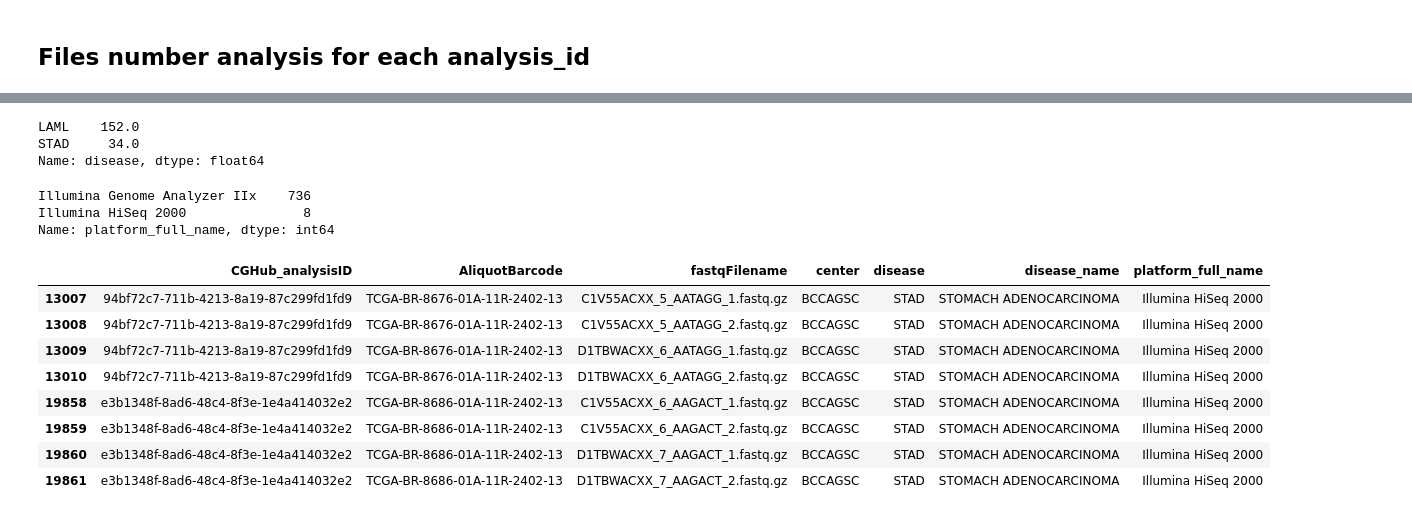
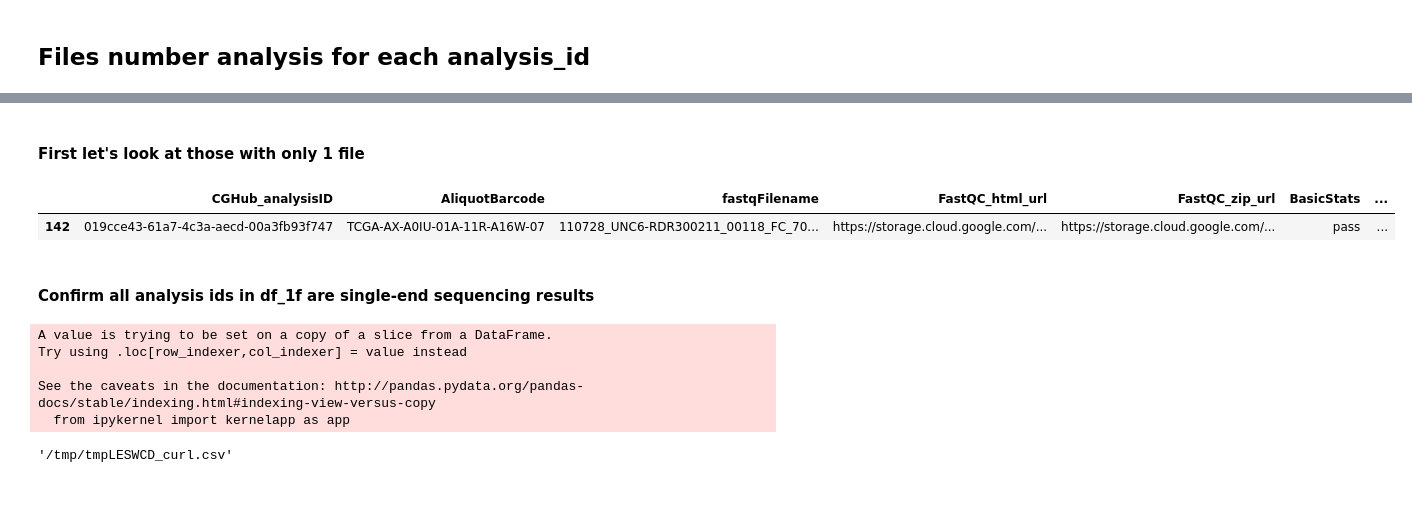
Before and after one commit to bcgsc/tasrkleat-TCGA-analysis-scripts, a Jupyter notebook: notebooks/TCGA-RNA-Seq-FASTA-read-length-analysis.ipynb, the cells around one changed output, grey strips where cells are left out. Cells and saved outputs as stored; diff of their text form; code cells hidden in the pictures.

```diff
--- a/notebooks/TCGA-RNA-Seq-FASTA-read-length-analysis.ipynb
+++ b/notebooks/TCGA-RNA-Seq-FASTA-read-length-analysis.ipynb
@@ -31,3 +55,5 @@ ndf = df.merge(df0, left_on='CGHub_analysisID', right_on='analysis_id')
+# %%
+ndf = ndf.merge(df2, left_on=['CGHub_analysisID', 'AliquotBarcode'], right_on=['CGHubAnalysisID', 'AliquotBarcode'])
 # %%
 ndf.shape
 # %% [output]
@@ -55,3 +81,8 @@ array(['CGHub_analysisID', 'AliquotBarcode', 'fastqFilename',
+# %%
+# Drop columns that are not interested at the moment
+cols = ndf.columns.values
+cols_to_drop = [_ for _ in cols if re.search('^Per|^PBSQ|^PSQC|^PBSC|^PSGCC|^PBNC|^SLD_|^Dedup_|^OverRepSeq|^Kmer_', _)]
+ndf.drop(cols_to_drop, axis=1, inplace=True)
 # %% [markdown]
 ## Centers that produce RNA-Seq data
 # %%
@@ -114,3 +209,5 @@ ndf[ndf.CGHub_analysisID == '261c8bb3-0c4e-4cfd-bcaa-c0d156cf2990']
 | 3462 | 261c8bb3-0c4e-4cfd-bcaa-c0d156cf2990 | TCGA-AB-2909-03A-01T-0744-13 | 61YETAAXX_1_ATCACG_2.fastq.gz | https://storage.cloud.google.com/... | https://storage.cloud.google.com/... | pass | ... |
 | 3463 | 261c8bb3-0c4e-4cfd-bcaa-c0d156cf2990 | TCGA-AB-2909-03A-01T-0744-13 | 622DDAAXX_1_1.fastq.gz | https://storage.cloud.google.com/... | https://storage.cloud.google.com/... | pass | ... |
 | 3464 | 261c8bb3-0c4e-4cfd-bcaa-c0d156cf2990 | TCGA-AB-2909-03A-01T-0744-13 | 622DDAAXX_1_2.fastq.gz | https://storage.cloud.google.com/... | https://storage.cloud.google.com/... | pass | ... |
+# %%
+ndf.drop(range(3461, 3461 + 4), inplace=True)
@@ -183,24 +234,21 @@ See only two disease are involved, 152 analysis IDs for LAML and 34 ones for STA
-# %%
-n4_ndf.disease.value_counts() / 4
-# %% [output]
-LAML    152.0
-STAD     34.0
-Name: disease, dtype: float64
-# %%
-n4_ndf.platform_full_name.value_counts()
-# %% [output]
-Illumina Genome Analyzer IIx    736
-Illumina HiSeq 2000               8
-Name: platform_full_name, dtype: int64
-# %%
-n4_ndf[n4_ndf.platform_full_name == 'Illumina HiSeq 2000'][cols]
-# %% [output]
-|  | CGHub_analysisID | AliquotBarcode | fastqFilename | center | disease | disease_name | platform_full_name |
-| 13007 | 94bf72c7-711b-4213-8a19-87c299fd1fd9 | TCGA-BR-8676-01A-11R-2402-13 | C1V55ACXX_5_AATAGG_1.fastq.gz | BCCAGSC | STAD | STOMACH ADENOCARCINOMA | Illumina HiSeq 2000 |
-| 13008 | 94bf72c7-711b-4213-8a19-87c299fd1fd9 | TCGA-BR-8676-01A-11R-2402-13 | C1V55ACXX_5_AATAGG_2.fastq.gz | BCCAGSC | STAD | STOMACH ADENOCARCINOMA | Illumina HiSeq 2000 |
-| 13009 | 94bf72c7-711b-4213-8a19-87c299fd1fd9 | TCGA-BR-8676-01A-11R-2402-13 | D1TBWACXX_6_AATAGG_1.fastq.gz | BCCAGSC | STAD | STOMACH ADENOCARCINOMA | Illumina HiSeq 2000 |
-| 13010 | 94bf72c7-711b-4213-8a19-87c299fd1fd9 | TCGA-BR-8676-01A-11R-2402-13 | D1TBWACXX_6_AATAGG_2.fastq.gz | BCCAGSC | STAD | STOMACH ADENOCARCINOMA | Illumina HiSeq 2000 |
-| 19858 | e3b1348f-8ad6-48c4-8f3e-1e4a414032e2 | TCGA-BR-8686-01A-11R-2402-13 | C1V55ACXX_6_AAGACT_1.fastq.gz | BCCAGSC | STAD | STOMACH ADENOCARCINOMA | Illumina HiSeq 2000 |
-| 19859 | e3b1348f-8ad6-48c4-8f3e-1e4a414032e2 | TCGA-BR-8686-01A-11R-2402-13 | C1V55ACXX_6_AAGACT_2.fastq.gz | BCCAGSC | STAD | STOMACH ADENOCARCINOMA | Illumina HiSeq 2000 |
-| 19860 | e3b1348f-8ad6-48c4-8f3e-1e4a414032e2 | TCGA-BR-8686-01A-11R-2402-13 | D1TBWACXX_7_AAGACT_1.fastq.gz | BCCAGSC | STAD | STOMACH ADENOCARCINOMA | Illumina HiSeq 2000 |
-| 19861 | e3b1348f-8ad6-48c4-8f3e-1e4a414032e2 | TCGA-BR-8686-01A-11R-2402-13 | D1TBWACXX_7_AAGACT_2.fastq.gz | BCCAGSC | STAD | STOMACH ADENOCARCINOMA | Illumina HiSeq 2000 |
+# %% [markdown]
+#### First let's look at those with only 1 file
+# %%
+anal_ids_1f = count_df[count_df == 1].index.values
+df_1f = ndf[ndf.CGHub_analysisID.isin(anal_ids_1f)]
+# %%
+df_1f.head(1)
+# %% [output]
+|  | CGHub_analysisID | AliquotBarcode | fastqFilename | FastQC_html_url | FastQC_zip_url | BasicStats | ... |
+| 142 | 019cce43-61a7-4c3a-aecd-00a3fb93f747 | TCGA-AX-A0IU-01A-11R-A16W-07 | 110728_UNC6-RDR300211_00118_FC_70... | https://storage.cloud.google.com/... | https://storage.cloud.google.com/... | pass | ... |
+# %% [markdown]
+#### Confirm all analysis ids in df_1f are single-end sequencing results
+# %%
+df_1f['cghub_xml_curl_cmd'] = df_1f.CGHub_analysisID.apply(
+    lambda x: 'curl https://cghub.ucsc.edu/cghub/metadata/analysisFull?analysis_id={0} > {0}.xml'.format(x))
+# %% [output]
+A value is trying to be set on a copy of a slice from a DataFrame.
+Try using .loc[row_indexer,col_indexer] = value instead
+
+See the caveats in the documentation: http://pandas.pydata.org/pandas-docs/stable/indexing.html#indexing-view-versus-copy
+  from ipykernel import kernelapp as app
@@ -206,0 +258,4 @@ n4_ndf[n4_ndf.platform_full_name == 'Illumina HiSeq 2000'][cols]
+# %%
+opf.name
+# %% [output]
+'/tmp/tmpLESWCD_curl.csv'
```
Also changed, not shown: parts of 84 cells of this notebook.
